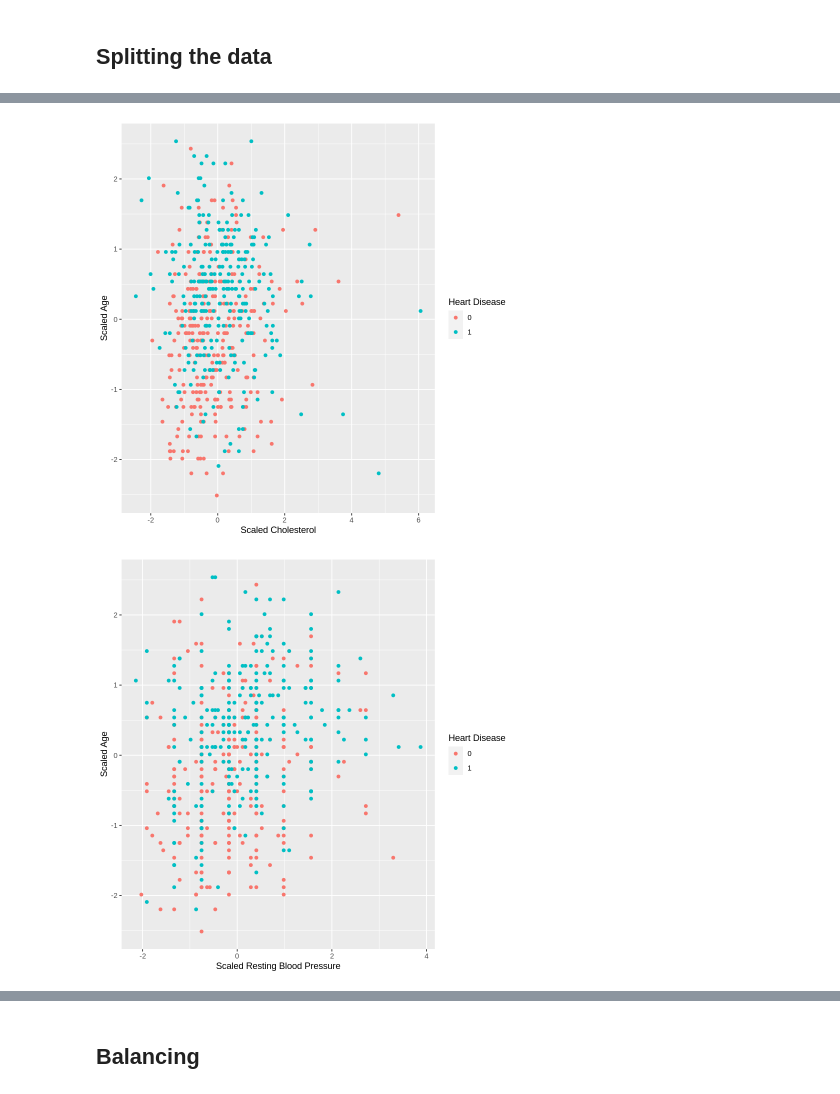
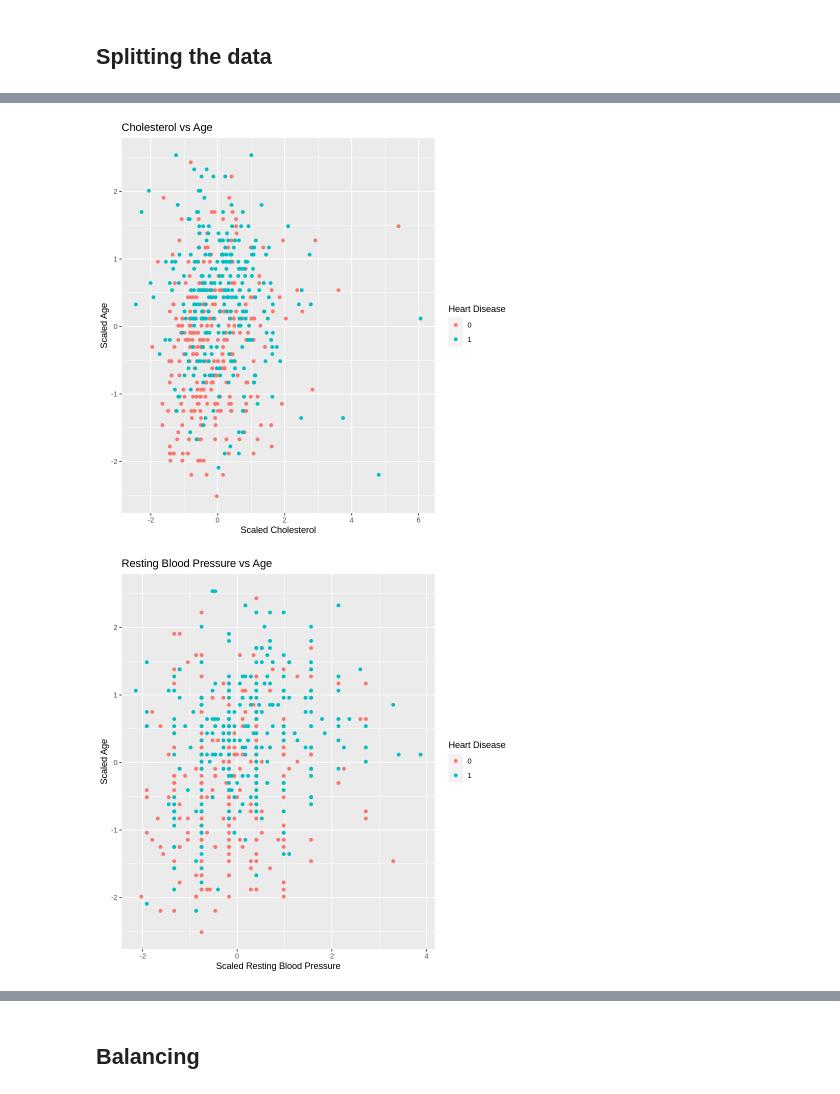
Before and after one commit to josephsoo/dsci_100_group_12, a Jupyter notebook: proposal-group-12.ipynb, the cells around one changed output, grey strips where cells are left out. Drawn from its saved outputs; the diff is of its cells as text; code cells hidden in the pictures.

```diff
--- a/proposal-group-12.ipynb
+++ b/proposal-group-12.ipynb
@@ -127,38 +138,19 @@ A tibble: 1 × 3
 # (this is exploratory data analysis). An example of a useful visualization could be one that compares the
 # distributions of each of the predictor variables you plan to use in your analysis.
 
-cholesterol_plot <- heart_train |> ggplot(aes(x = scaled_Cholesterol)) +
-    geom_histogram() +
-    labs(x = "Scaled Cholesterol", y = "Count") +
-    theme(text = element_text(size=20))
-
-resting_bp_plot <- heart_train |> ggplot(aes(x = scaled_RestingBP)) +
-    geom_histogram() +
-    labs(x = "Scaled Resting Blood Pressure", y = "Count") +
-    theme(text = element_text(size=20))
-
-age_plot <- heart_train |> ggplot(aes(x = scaled_Age)) +
-    geom_histogram() +
-    labs(x = "Scaled Age", y = "Count") +
-    theme(text = element_text(size=20))
-
 cholesterol_resting_bp_plot <- heart_train |> ggplot(aes(x = scaled_Cholesterol, y = scaled_RestingBP, color = HeartDisease)) +
     geom_point() +
-    labs(x = "Scaled Cholesterol", y = "Scaled Resting Blood Pressure", color = "Heart Disease")
+    labs(x = "Scaled Cholesterol", y = "Scaled Resting Blood Pressure", color = "Heart Disease", title = "Cholesterol vs Resting Blood Pressure")
 
 cholesterol_age_plot <- heart_train |> ggplot(aes(x = scaled_Cholesterol, y = scaled_Age, color = HeartDisease)) +
     geom_point() +
-    labs(x = "Scaled Cholesterol", y = "Scaled Age", color = "Heart Disease")
+    labs(x = "Scaled Cholesterol", y = "Scaled Age", color = "Heart Disease", title = "Cholesterol vs Age")
 
 resting_bp_age_plot <- heart_train |> ggplot(aes(x = scaled_RestingBP, y = scaled_Age, color = HeartDisease)) +
     geom_point() +
-    labs(x = "Scaled Resting Blood Pressure", y = "Scaled Age", color = "Heart Disease")
+    labs(x = "Scaled Resting Blood Pressure", y = "Scaled Age", color = "Heart Disease", title = "Resting Blood Pressure vs Age")
 
 cholesterol_resting_bp_plot
 cholesterol_age_plot
 resting_bp_age_plot
-
-# cholesterol_plot
-# resting_bp_plot
-# age_plot
 # %% [output]
@@ -166,4 +158,4 @@ resting_bp_age_plot
-[figure, old version]
+[figure, new version]
-[figure, old version]
+[figure, new version]
 # %% [markdown]
 ## Distribution of predictors
```
Also changed, not shown: parts of 15 cells of this notebook.
